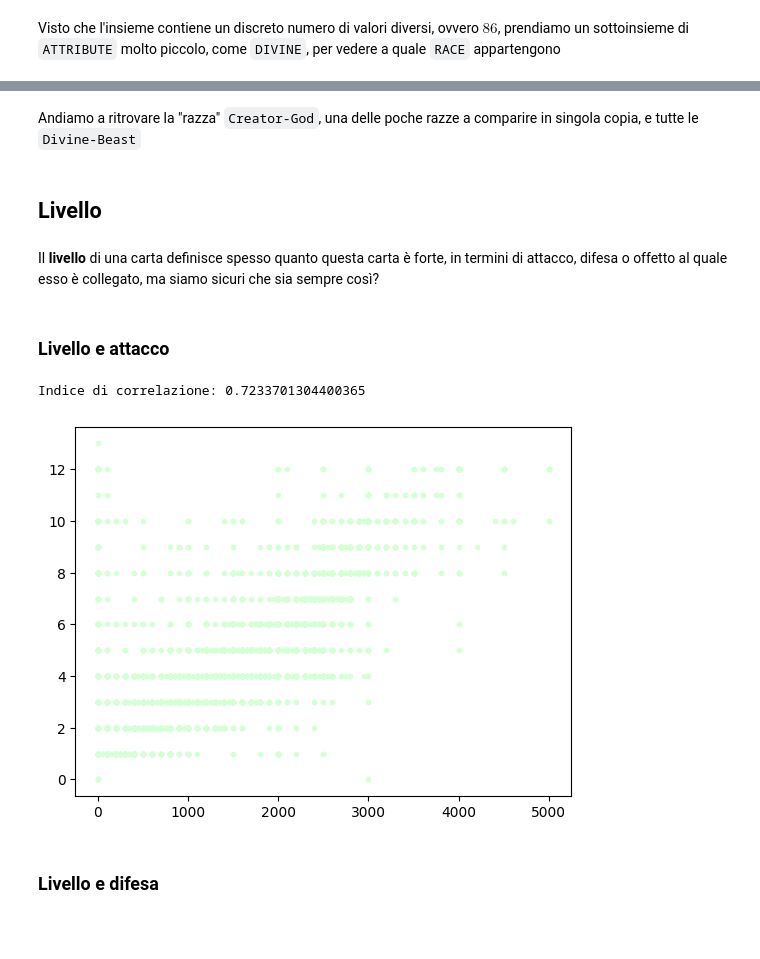
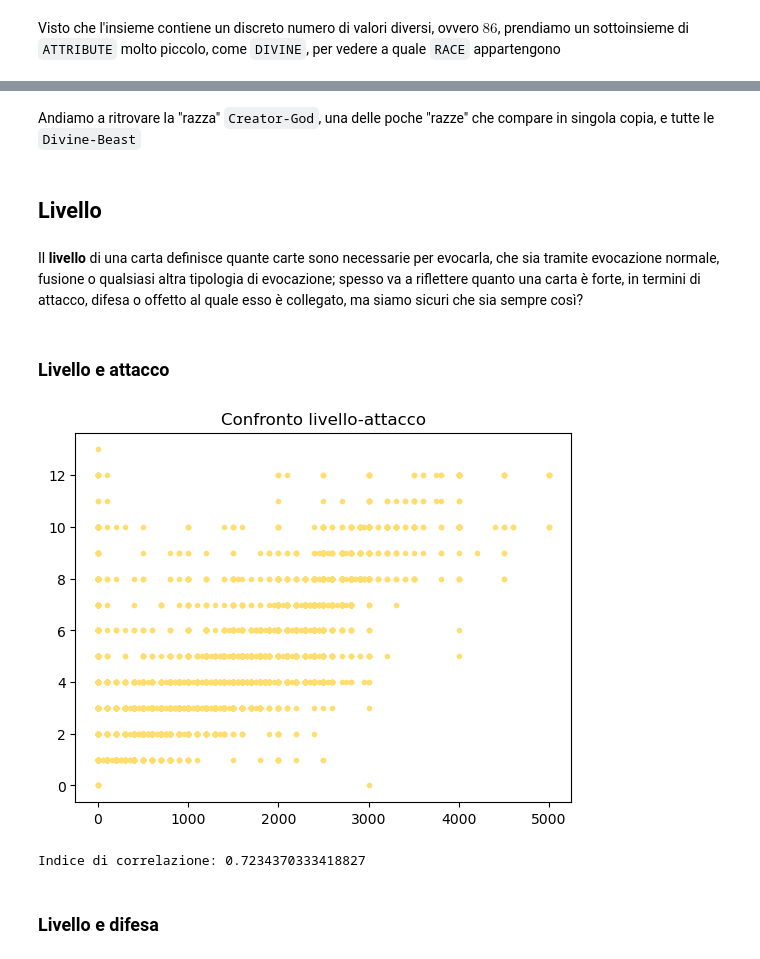
Before and after one commit to MattiaOldani/Visualizzazione-Scientifica, a Jupyter notebook: notebook/notebook.ipynb, the cells around one changed output, grey strips where cells are left out. Cells and saved outputs as stored; diff of their text form; code cells hidden in the pictures; blank space fills up the shorter version.

```diff
--- a/notebook/notebook.ipynb
+++ b/notebook/notebook.ipynb
@@ -221,26 +218,25 @@ race_divine
 # %% [markdown]
-Andiamo a ritrovare la "razza" `Creator-God`, una delle poche razze a comparire in singola copia, e tutte le `Divine-Beast`
+Andiamo a ritrovare la "razza" `Creator-God`, una delle poche "razze" che compare in singola copia, e tutte le `Divine-Beast`
 # %% [markdown]
 ## Livello
 # %% [markdown]
-Il **livello** di una carta definisce spesso quanto questa carta è forte, in termini di attacco, difesa o offetto al quale esso è collegato, ma siamo sicuri che sia sempre così?
+Il **livello** di una carta definisce quante carte sono necessarie per evocarla, che sia tramite evocazione normale, fusione o qualsiasi altra tipologia di evocazione; spesso va a riflettere quanto una carta è forte, in termini di attacco, difesa o offetto al quale esso è collegato, ma siamo sicuri che sia sempre così?
 # %% [markdown]
 ### Livello e attacco
 # %%
 atk_level = data[["ATK", "LEVEL"]].dropna()
 atk = atk_level["ATK"]
 level = atk_level["LEVEL"]
 
-plt.scatter(atk, level, color='#d5ffd5', marker=".")
-
+plt.title("Confronto livello-attacco")
+plt.scatter(atk, level, color='#ffde6f', marker=".")
 
 plt.show()
-#plt.savefig("scatter_atk.png", dpi=300, bbox_inches='tight', transparent=True)
 
 print(f"Indice di correlazione: {atk.corr(level)}")
 # %% [output]
+[figure, new version]
-Indice di correlazione: 0.7233701304400365
+Indice di correlazione: 0.7234370333418827
-[figure, old version]
 # %% [markdown]
 ### Livello e difesa
 # %%
```
Also changed, not shown: parts of 15 cells of this notebook, 9 other files.
